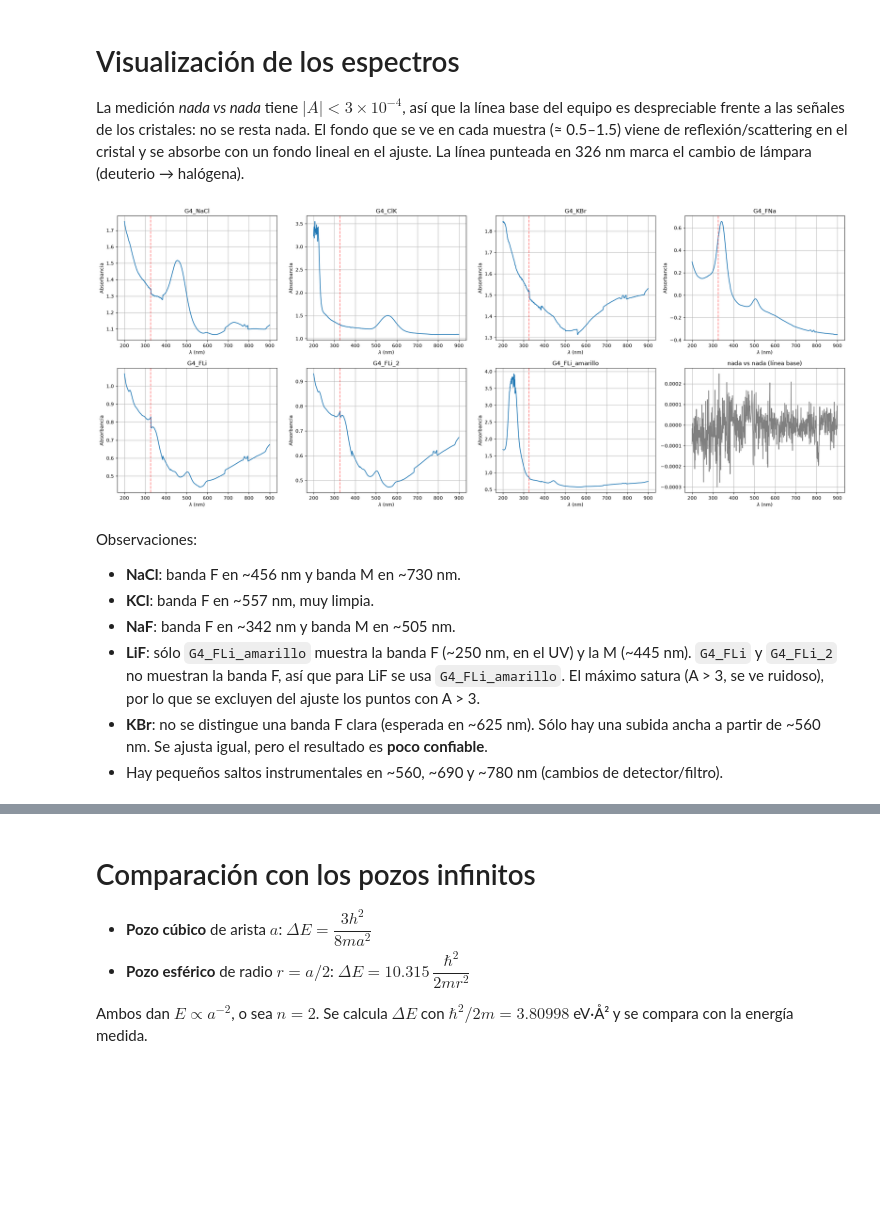
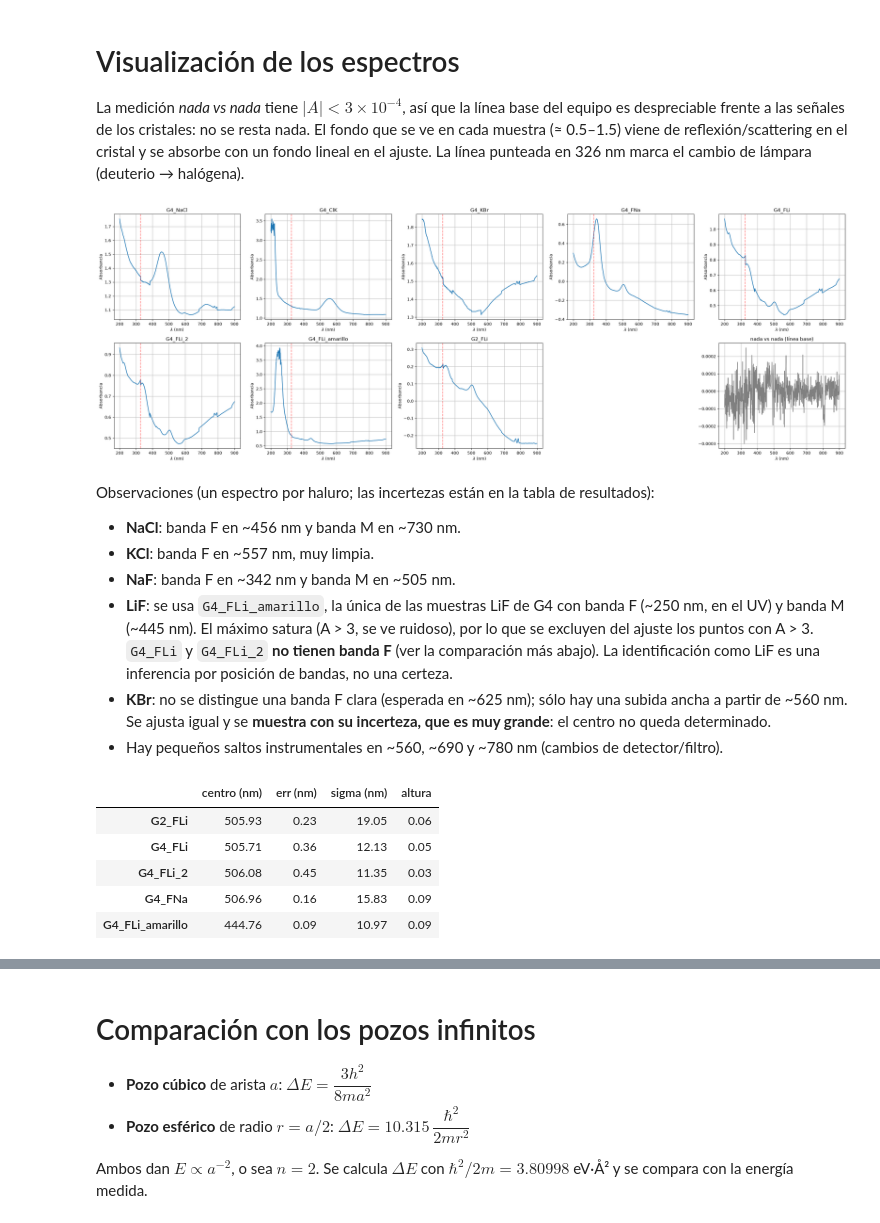
Before and after one commit to Lekkito/data-analysis-physics, a Jupyter notebook: cyanine-spectroscopy/centros_F/centros-F-analysis.ipynb, the cells around one changed output, grey strips where cells are left out. Drawn from its saved outputs; the diff is of its cells as text; code cells hidden in the pictures; blank space fills up the shorter version.

Commit message:
centros-F + data + presentacion

```diff
--- a/cyanine-spectroscopy/centros_F/centros-F-analysis.ipynb
+++ b/cyanine-spectroscopy/centros_F/centros-F-analysis.ipynb
@@ -28,7 +28,8 @@ def leer_asc(nombre):
     df.columns = ["lambda", "A"]
     return df.sort_values("lambda").reset_index(drop=True)
 
-archivos_G4 = ["G4_NaCl", "G4_ClK", "G4_KBr", "G4_FNa", "G4_FLi", "G4_FLi_2", "G4_FLi_amarillo"]
+# G4 son nuestros datos; G2_FLi es el LiF de otro grupo (se usa sólo para comparar con los LiF de G4)
+archivos_G4 = ["G4_NaCl", "G4_ClK", "G4_KBr", "G4_FNa", "G4_FLi", "G4_FLi_2", "G4_FLi_amarillo", "G2_FLi"]
 espectros = {nombre: leer_asc(nombre) for nombre in archivos_G4}
 nada = leer_asc("nada vs nada")
 
@@ -47,31 +48,59 @@ La medición *nada vs nada* tiene $|A| < 3\times10^{-4}$, así que la línea bas
 El fondo que se ve en cada muestra (≈ 0.5–1.5) viene de reflexión/scattering en el cristal y se absorbe con un fondo lineal en el ajuste.
 La línea punteada en 326 nm marca el cambio de lámpara (deuterio → halógena).
 # %%
-fig, axs = plt.subplots(2, 4, figsize=(22, 9))
+fig, axs = plt.subplots(2, 5, figsize=(26, 9))
 
 for ax, (nombre, df) in zip(axs.flat, espectros.items()):
     ax.plot(df["lambda"], df["A"], label=nombre)
     ax.axvline(326, color="red", linestyle="--", alpha=0.5)
     ax.set_xlabel(r"$\lambda$ (nm)")
     ax.set_ylabel("Absorbancia")
     ax.set_title(nombre)
     ax.grid(True)
 
+axs.flat[len(espectros)].axis("off")
 axs.flat[-1].plot(nada["lambda"], nada["A"], color="gray")
 axs.flat[-1].set_title("nada vs nada (línea base)")
 axs.flat[-1].set_xlabel(r"$\lambda$ (nm)")
 axs.flat[-1].grid(True)
 
 plt.tight_layout()
 plt.show()
 # %% [output]
-[figure, old version]
+[figure, new version]
 # %% [markdown]
-Observaciones:
+Observaciones (un espectro por haluro; las incertezas están en la tabla de resultados):
 
 - **NaCl**: banda F en ~456 nm y banda M en ~730 nm.
 - **KCl**: banda F en ~557 nm, muy limpia.
 - **NaF**: banda F en ~342 nm y banda M en ~505 nm.
-- **LiF**: sólo `G4_FLi_amarillo` muestra la banda F (~250 nm, en el UV) y la M (~445 nm). `G4_FLi` y `G4_FLi_2` no muestran la banda F, así que para LiF se usa `G4_FLi_amarillo`. El máximo satura (A > 3, se ve ruidoso), por lo que se excluyen del ajuste los puntos con A > 3.
-- **KBr**: no se distingue una banda F clara (esperada en ~625 nm). Sólo hay una subida ancha a partir de ~560 nm. Se ajusta igual, pero el resultado es **poco confiable**.
+- **LiF**: se usa `G4_FLi_amarillo`, la única de las muestras LiF de G4 con banda F (~250 nm, en el UV) y banda M (~445 nm). El máximo satura (A > 3, se ve ruidoso), por lo que se excluyen del ajuste los puntos con A > 3. `G4_FLi` y `G4_FLi_2` **no tienen banda F** (ver la comparación más abajo). La identificación como LiF es una inferencia por posición de bandas, no una certeza.
+- **KBr**: no se distingue una banda F clara (esperada en ~625 nm); sólo hay una subida ancha a partir de ~560 nm. Se ajusta igual y se **muestra con su incerteza, que es muy grande**: el centro no queda determinado.
 - Hay pequeños saltos instrumentales en ~560, ~690 y ~780 nm (cambios de detector/filtro).
+# %%
+# Posición de la banda de ~506 nm de las muestras "FLi" vs la banda M del NaF, y bandas de G4_FLi_amarillo
+def gauss_lineal(x, A, c, sigma, fondo, pendiente):
+    return A * np.exp(-((x - c) ** 2) / (2 * sigma**2)) + fondo + pendiente * (x - 500)
+
+casos = {
+    # espectro: (ventana nm, [A, centro, sigma, fondo, pendiente] inicial)
+    "G2_FLi":          ((430, 580), [0.03, 505, 20, 0.05, -0.001]),
+    "G4_FLi":          ((430, 580), [0.03, 505, 15, 0.5, 0.0]),
+    "G4_FLi_2":        ((430, 580), [0.03, 505, 15, 0.5, 0.0]),
+    "G4_FNa":          ((440, 600), [0.07, 507, 15, -0.1, -0.001]),
+    "G4_FLi_amarillo": ((400, 520), [0.15, 445, 20, 0.7, 0.0]),
+}
+filas_b = {}
+for nombre, ((lo, hi), p0) in casos.items():
+    df = espectros[nombre]
+    m = (df["lambda"] >= lo) & (df["lambda"] <= hi)
+    popt, pcov = curve_fit(gauss_lineal, df.loc[m, "lambda"], df.loc[m, "A"], p0=p0, maxfev=20000)
+    filas_b[nombre] = {"centro (nm)": popt[1], "err (nm)": np.sqrt(pcov[1, 1]), "sigma (nm)": abs(popt[2]), "altura": popt[0]}
+pd.DataFrame(filas_b).T.round(2)
+# %% [output]
+|  | centro (nm) | err (nm) | sigma (nm) | altura |
+| G2_FLi | 505.93 | 0.23 | 19.05 | 0.06 |
+| G4_FLi | 505.71 | 0.36 | 12.13 | 0.05 |
+| G4_FLi_2 | 506.08 | 0.45 | 11.35 | 0.03 |
+| G4_FNa | 506.96 | 0.16 | 15.83 | 0.09 |
+| G4_FLi_amarillo | 444.76 | 0.09 | 10.97 | 0.09 |
```
Also changed, not shown: parts of 42 cells of this notebook, 20 other files.
